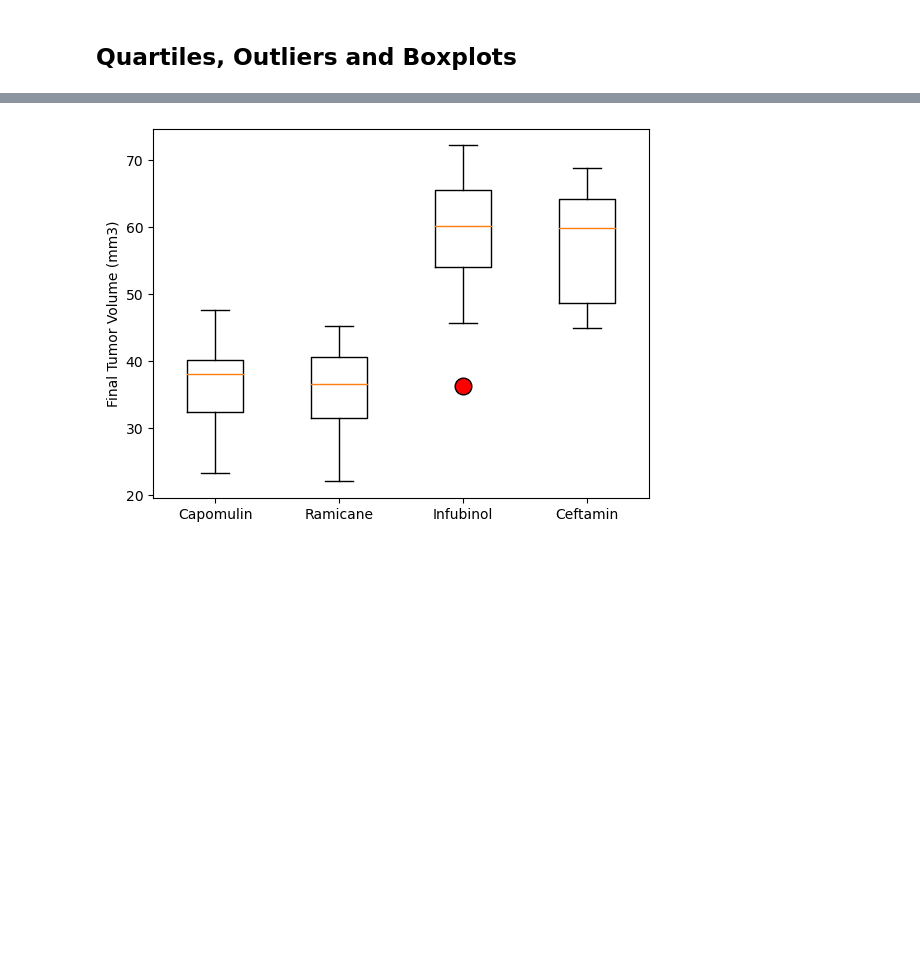
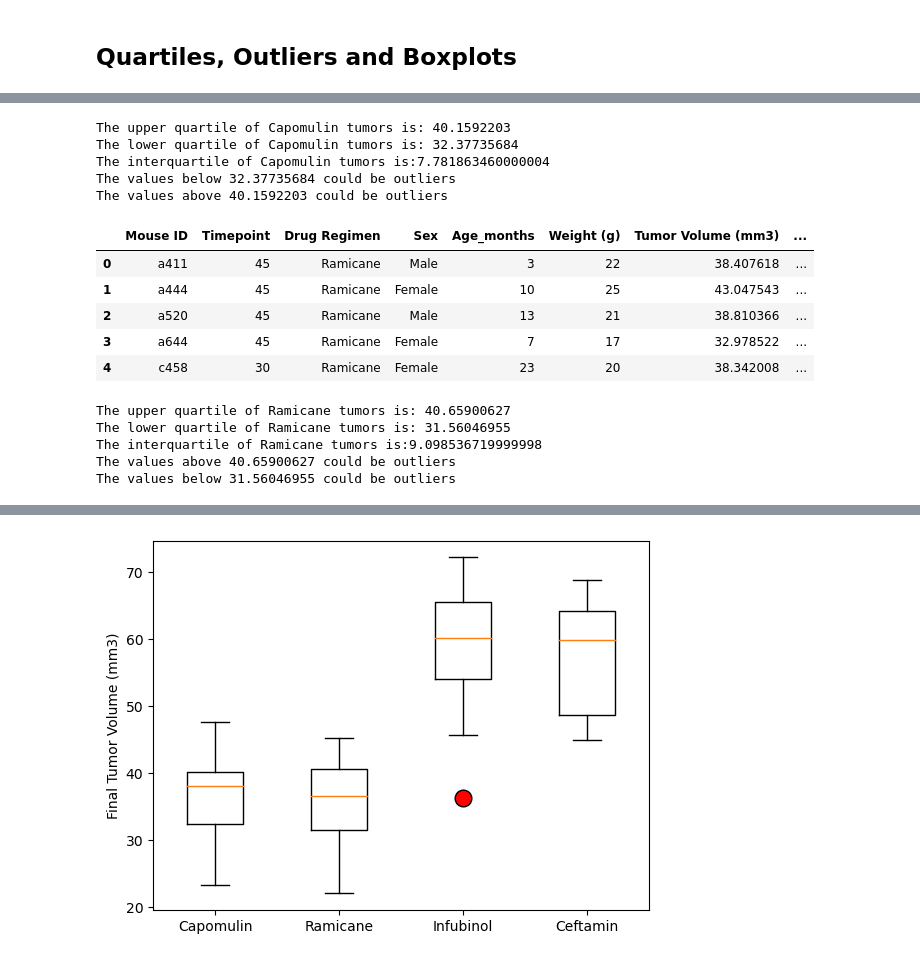
Before and after one commit to AdrianD1021/pymaceuticals, a Jupyter notebook: Starter_Code/Pymaceuticals/pymaceuticals_starter.ipynb, the cells around one changed output, grey strips where cells are left out. Cells and saved outputs as stored; diff of their text form; code cells hidden in the pictures; blank space fills up the shorter version.

```diff
--- a/Starter_Code/Pymaceuticals/pymaceuticals_starter.ipynb
+++ b/Starter_Code/Pymaceuticals/pymaceuticals_starter.ipynb
@@ -198,0 +231,58 @@ plt.show()
+# %%
+Capomulin_tumors=Capomulin_combined['Tumor Volume (mm3)']
+
+quartiles = Capomulin_tumors.quantile([.25,.5,.75])
+lower=quartiles[0.25]
+upper=quartiles[0.75]
+interquartile=upper-lower
+lowerbound=round(lower-(1.5*interquartile),2)
+upperbound=round(upper+(1.5*interquartile),2)
+
+print(f'The upper quartile of Capomulin tumors is: {upper}')
+print(f'The lower quartile of Capomulin tumors is: {lower}')
+print(f'The interquartile of Capomulin tumors is:{interquartile}')
+print(f'The values above {upper} could be outliers')
+print(f'The values below {lower} could be outliers')
+# %% [output]
+The upper quartile of Capomulin tumors is: 40.1592203
+The lower quartile of Capomulin tumors is: 32.37735684
+The interquartile of Capomulin tumors is:7.781863460000004
+The values below 32.37735684 could be outliers
+The values above 40.1592203 could be outliers
+# %%
+#Ramicane
+Ramicane_final=Ramicane.groupby('Mouse ID').max()['Timepoint']
+Ramicane_vol=pd.DataFrame(Ramicane_last)
+
+# Merge this group df with the original DataFrame to get the tumor volume at the last timepoint
+
+Ramicane_combined=pd.merge(Ramicane_final,clean_dataframe,on=('Mouse ID','Timepoint'),how='left')
+Ramicane_combined.head()
+# %% [output]
+|  | Mouse ID | Timepoint | Drug Regimen | Sex | Age_months | Weight (g) | Tumor Volume (mm3) | ... |
+| 0 | a411 | 45 | Ramicane | Male | 3 | 22 | 38.407618 | ... |
+| 1 | a444 | 45 | Ramicane | Female | 10 | 25 | 43.047543 | ... |
+| 2 | a520 | 45 | Ramicane | Male | 13 | 21 | 38.810366 | ... |
+| 3 | a644 | 45 | Ramicane | Female | 7 | 17 | 32.978522 | ... |
+| 4 | c458 | 30 | Ramicane | Female | 23 | 20 | 38.342008 | ... |
+# %%
+Ramicane_tumors=Ramicane_combined['Tumor Volume (mm3)']
+
+quartiles = Ramicane_tumors.quantile([.25,.5,.75])
+lower=quartiles[0.25]
+upper=quartiles[0.75]
+interquartile=upper-lower
+lowerbound=round(lower-(1.5*interquartile),2)
+upperbound=round(upper+(1.5*interquartile),2)
+
+print(f'The upper quartile of Ramicane tumors is: {upper}')
+print(f'The lower quartile of Ramicane tumors is: {lower}')
+print(f'The interquartile of Ramicane tumors is:{interquartile}')
+print(f'The values above {upper} could be outliers')
+print(f'The values below {lower} could be outliers')
+# %% [output]
+The upper quartile of Ramicane tumors is: 40.65900627
+The lower quartile of Ramicane tumors is: 31.56046955
+The interquartile of Ramicane tumors is:9.098536719999998
+The values above 40.65900627 could be outliers
+The values below 31.56046955 could be outliers
```
Also changed, not shown: parts of 10 cells of this notebook.
